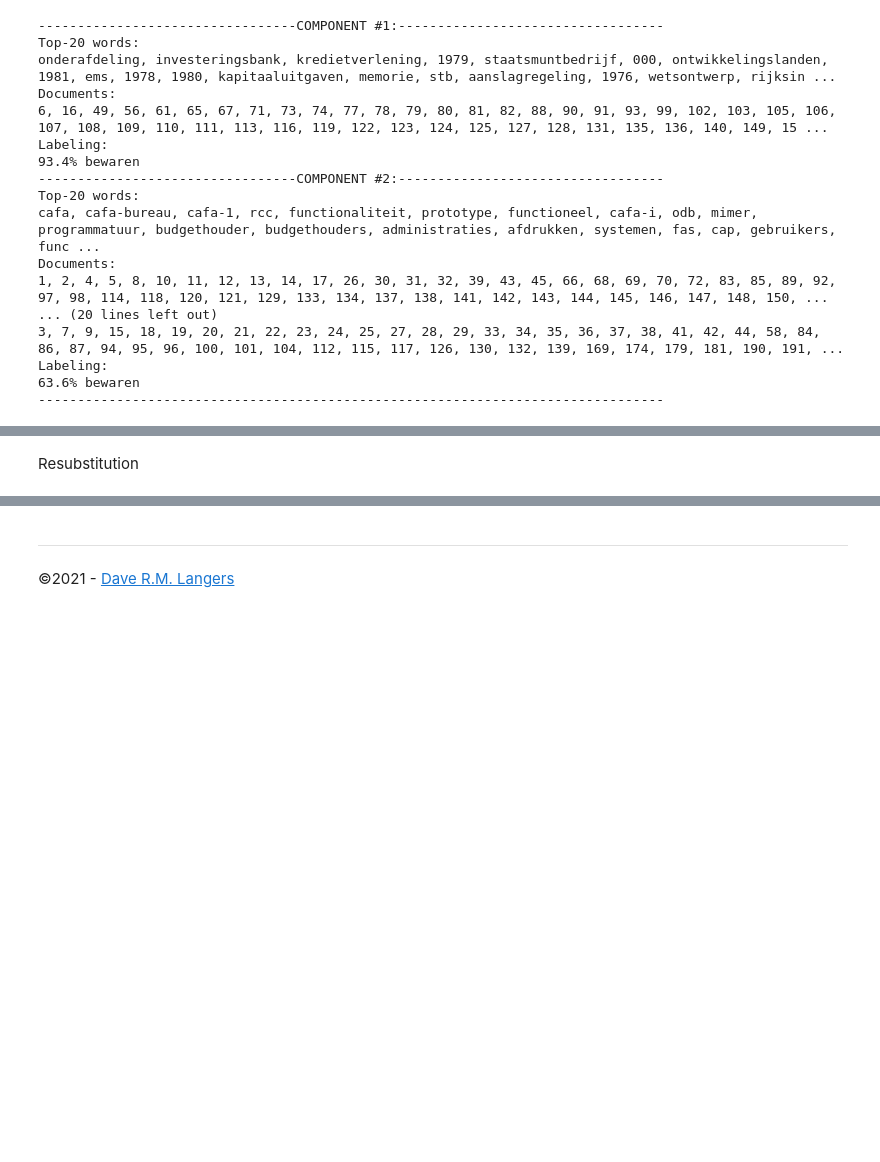
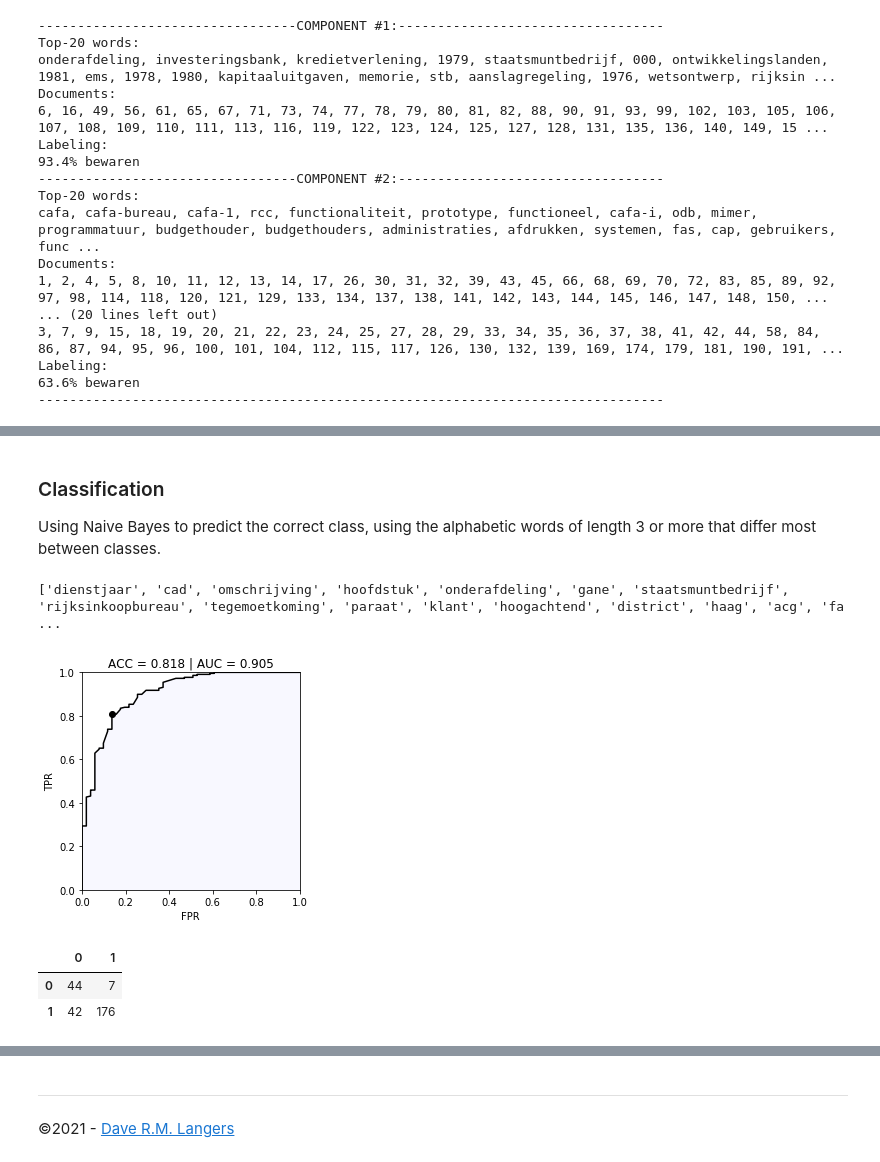
Before and after one commit to fenna/textmining, a Jupyter notebook: DocDirect Machine Learning.ipynb, the cells around one changed output, grey strips where cells are left out. Saved outputs shown, nothing was run; the diff lists cells and outputs as text; code cells hidden in the pictures; blank space fills up the shorter version.

```diff
--- a/DocDirect components.ipynb
+++ b/DocDirect Machine Learning.ipynb
@@ -364,2 +351,4 @@ def classifier():
-# %% [markdown]
-Resubstitution
+# %% [markdown]
+### Classification
+
+Using Naive Bayes to predict the correct class, using the alphabetic words of length 3 or more that differ most between classes.
@@ -365,0 +368,21 @@ Resubstitution
+# %%
+words, predictions = predict(data.T, labels.values, data.T, N, method)
+print(words.to_list())
+
+fpr, tpr, thr = roc_curve(labels.values, predictions)
+threshold = np.argmax((1.0-fpr) * tpr)
+
+plt.fill_between(fpr, tpr, color='ghostwhite')
+plt.plot(fpr, tpr, '-k')
+plt.plot(fpr[threshold], tpr[threshold], 'ok')
+plt.axis('square'); plt.axis([0, 1, 0, 1])
+plt.xlabel('FPR'); plt.ylabel('TPR'); plt.title(f'ACC = {accuracy_score(labels.values, predictions >= thr[threshold]):1.3f} | AUC = {auc(fpr, tpr):1.3f}')
+plt.show()
+
+pd.DataFrame(confusion_matrix(labels.values, predictions >= thr[threshold]))
+# %% [output]
+['dienstjaar', 'cad', 'omschrijving', 'hoofdstuk', 'onderafdeling', 'gane', 'staatsmuntbedrijf', 'rijksinkoopbureau', 'tegemoetkoming', 'paraat', 'klant', 'hoogachtend', 'district', 'haag', 'acg', 'fa ...
+[figure, added]
+|  | 0 | 1 |
+| 0 | 44 | 7 |
+| 1 | 42 | 176 |
```
Also changed, not shown: parts of 20 cells of this notebook.
